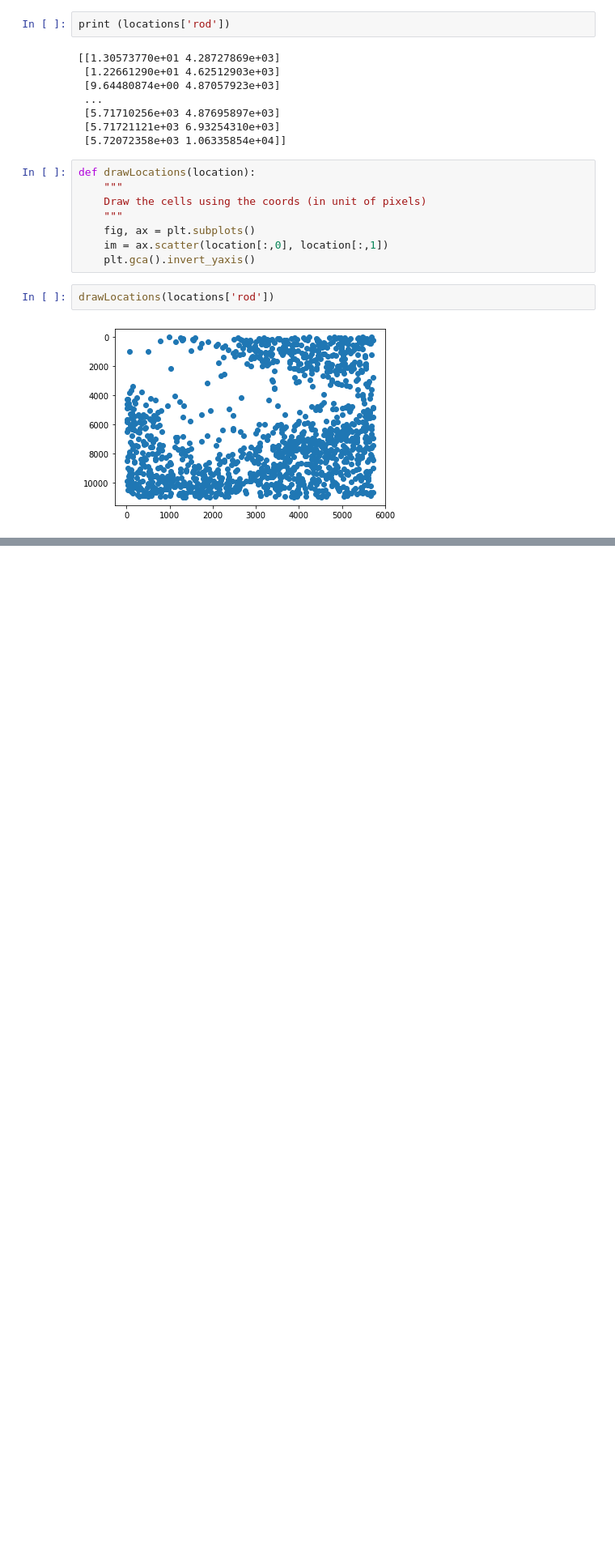
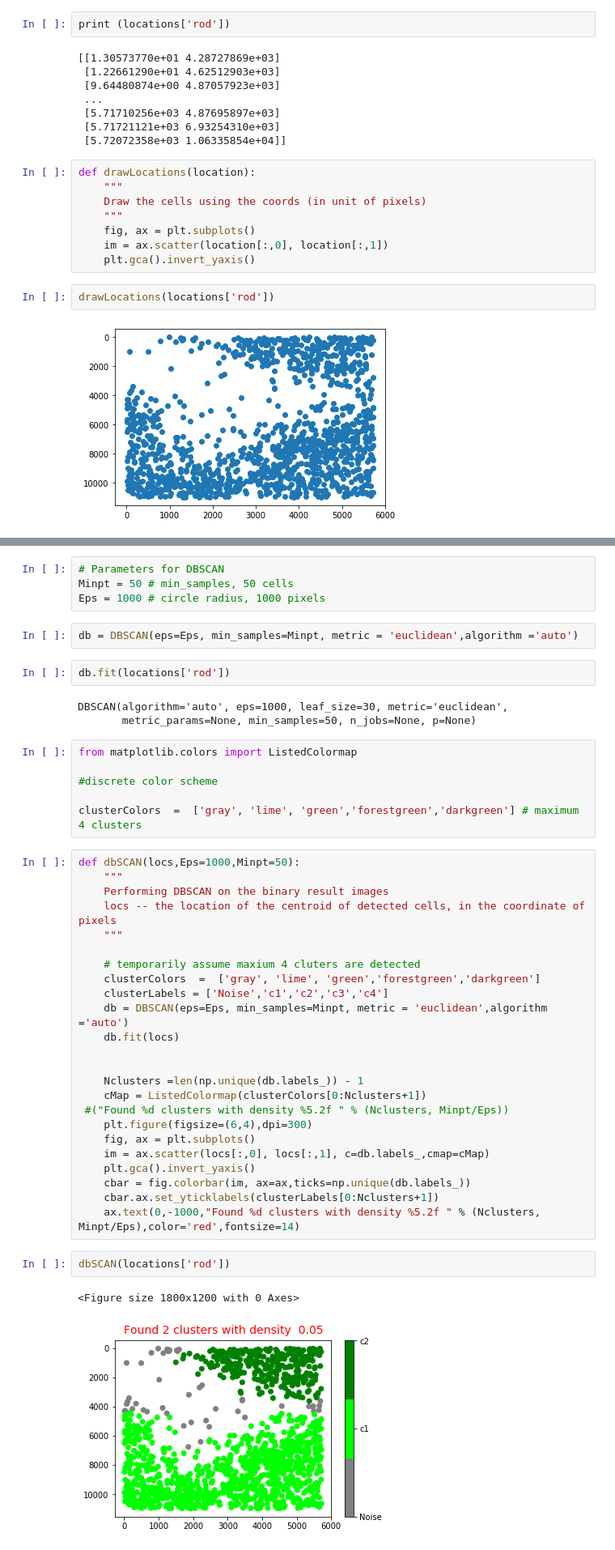
Before and after one commit to bsu233/microglia_MACH, a Jupyter notebook: binaryImageAnalysis.ipynb, the cells around one changed output, grey strips where cells are left out. Shown: that part at 81% size. Saved outputs shown, nothing was run; the diff lists cells and outputs as text; blank space fills up the shorter version.

Commit message:
added DBSCAN anaylsis in the binaryImageAnalysis.ipynb

```diff
--- a/binaryImageAnalysis.ipynb
+++ b/binaryImageAnalysis.ipynb
@@ -60,0 +64,46 @@ drawLocations(locations['rod'])
+# %%
+# Parameters for DBSCAN
+Minpt = 50 # min_samples, 50 cells
+Eps = 1000 # circle radius, 1000 pixels
+# %%
+db = DBSCAN(eps=Eps, min_samples=Minpt, metric = 'euclidean',algorithm ='auto')
+# %%
+db.fit(locations['rod'])
+# %% [output]
+DBSCAN(algorithm='auto', eps=1000, leaf_size=30, metric='euclidean',
+       metric_params=None, min_samples=50, n_jobs=None, p=None)
+# %%
+from matplotlib.colors import ListedColormap
+
+#discrete color scheme
+
+clusterColors  =  ['gray', 'lime', 'green','forestgreen','darkgreen'] # maximum 4 clusters
+# %%
+def dbSCAN(locs,Eps=1000,Minpt=50):
+    """
+    Performing DBSCAN on the binary result images
+    locs -- the location of the centroid of detected cells, in the coordinate of pixels
+    """
+
+    # temporarily assume maxium 4 cluters are detected
+    clusterColors  =  ['gray', 'lime', 'green','forestgreen','darkgreen']
+    clusterLabels = ['Noise','c1','c2','c3','c4']
+    db = DBSCAN(eps=Eps, min_samples=Minpt, metric = 'euclidean',algorithm ='auto')
+    db.fit(locs)
+
+
+    Nclusters =len(np.unique(db.labels_)) - 1
+    cMap = ListedColormap(clusterColors[0:Nclusters+1])
+ #("Found %d clusters with density %5.2f " % (Nclusters, Minpt/Eps))
+    plt.figure(figsize=(6,4),dpi=300)
+    fig, ax = plt.subplots()
+    im = ax.scatter(locs[:,0], locs[:,1], c=db.labels_,cmap=cMap)
+    plt.gca().invert_yaxis()
+    cbar = fig.colorbar(im, ax=ax,ticks=np.unique(db.labels_))
+    cbar.ax.set_yticklabels(clusterLabels[0:Nclusters+1])
+    ax.text(0,-1000,"Found %d clusters with density %5.2f " % (Nclusters, Minpt/Eps),color='red',fontsize=14)
+# %%
+dbSCAN(locations['rod'])
+# %% [output]
+<Figure size 1800x1200 with 0 Axes>
+[figure, added]
```
Also changed, not shown: parts of 8 cells of this notebook, 2 other files.
